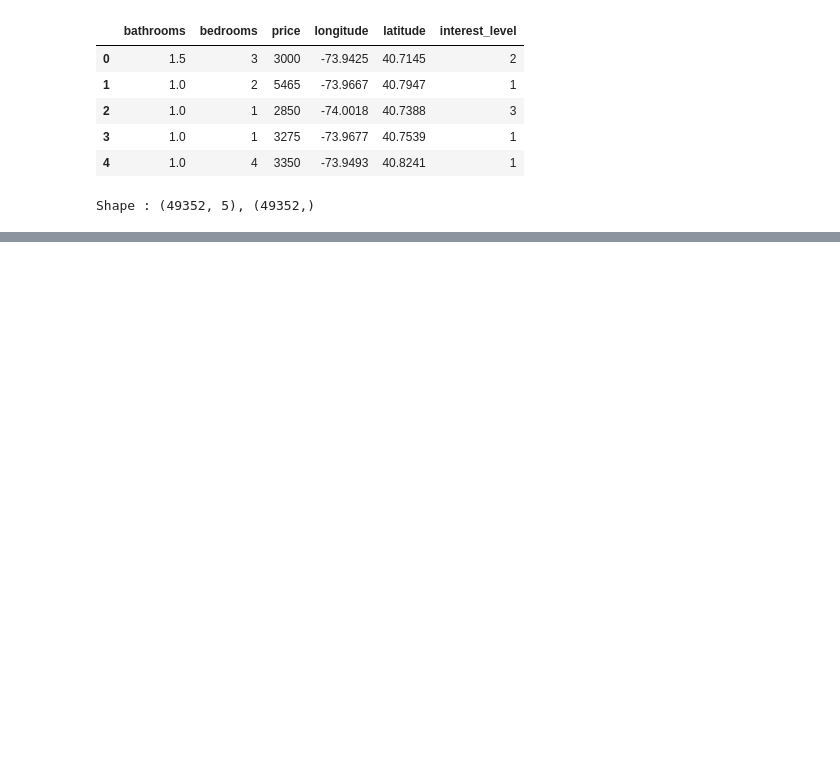
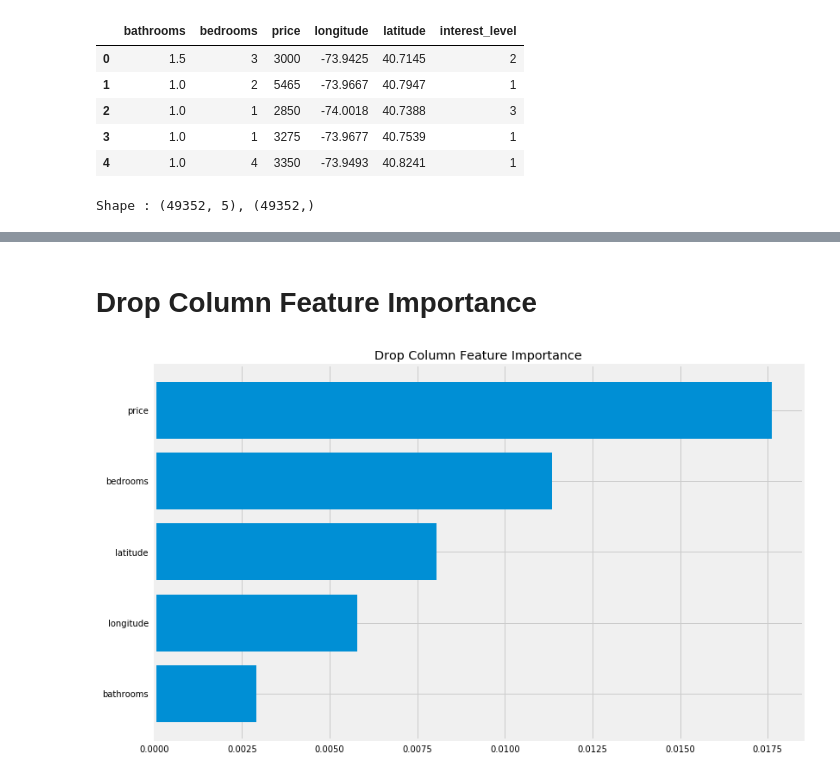
Before and after one commit to ImadDabbura/ml-zoo, a Jupyter notebook: notebooks/Feature Importances.ipynb, the cells around one changed output, grey strips where cells are left out. Saved outputs shown, nothing was run; the diff lists cells and outputs as text; code cells hidden in the pictures; blank space fills up the shorter version.

```diff
--- a/notebooks/Feature Importances.ipynb
+++ b/notebooks/Feature Importances.ipynb
@@ -130,0 +70,17 @@ plt.yticks(range(9), features[idxs]);
+# %% [markdown]
+# Drop Column Feature Importance
+# %%
+# Fit rf classifier using new df with random column
+rf_clf = RandomForestClassifier(n_estimators=100,
+                                min_samples_leaf=5,
+                                oob_score=True,
+                                n_jobs=-1)
+drop_col_imp = drop_column_importances(rf_clf, X_train, y_train)
+
+idxs = np.argsort(drop_col_imp)
+plt.figure(figsize=(12, 8))
+plt.barh(range(5), drop_col_imp[idxs])
+plt.yticks(range(5), features[idxs])
+plt.title("Drop Column Feature Importance");
+# %% [output]
+[figure, added]
```
Also changed, not shown: parts of 20 cells of this notebook, 3 other files.
